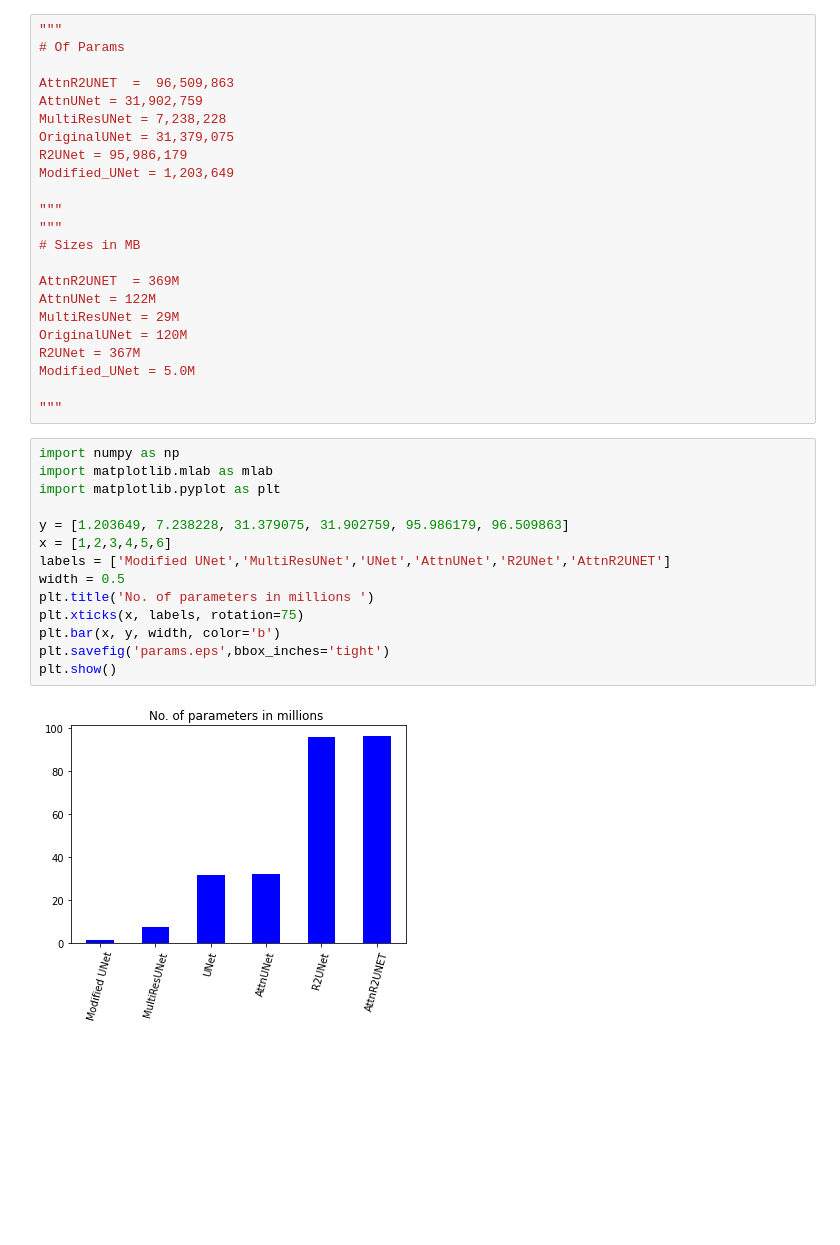
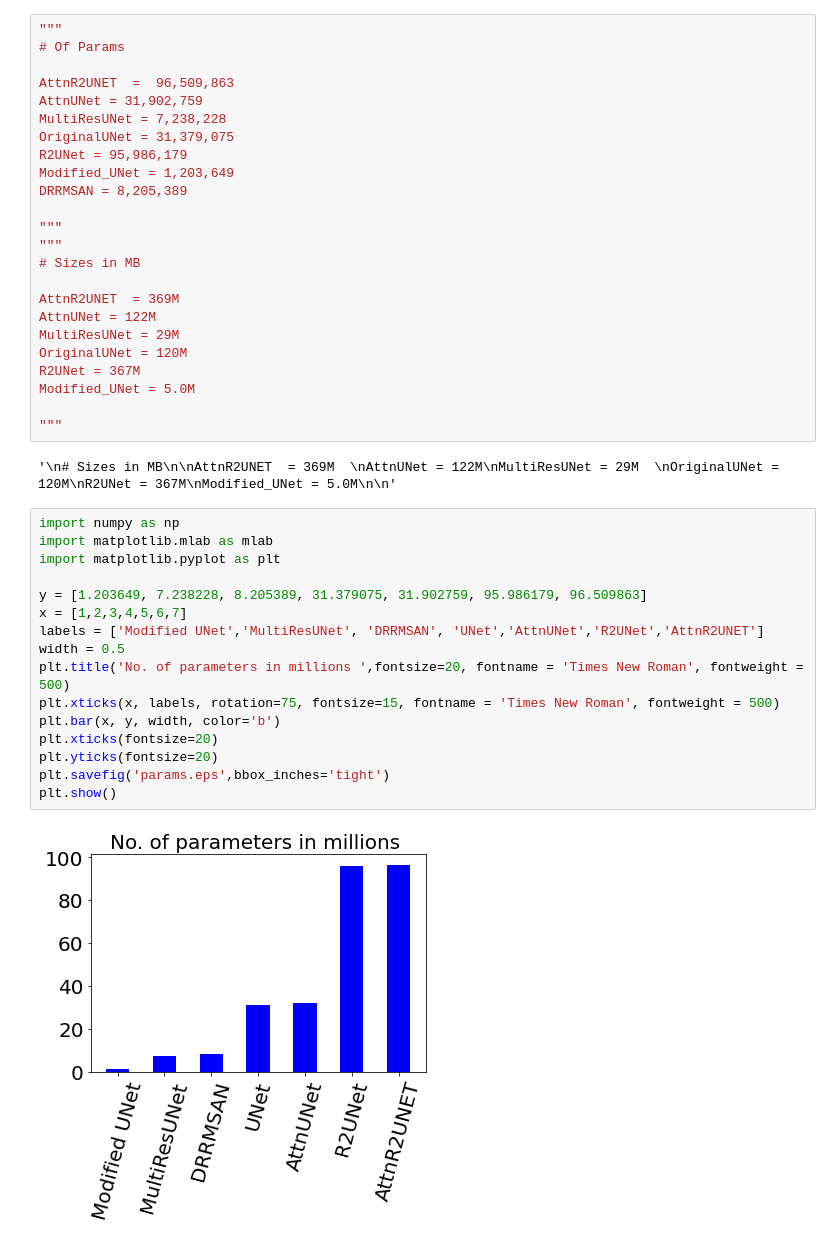
Before and after one commit to Jimut123/bmsan, a Jupyter notebook: Docs/Flops/params_and_sizes.ipynb, the cells around one changed output. Cells and saved outputs as stored; diff of their text form; blank space fills up the shorter version.

```diff
--- a/Docs/Flops/params_and_sizes.ipynb
+++ b/Docs/Flops/params_and_sizes.ipynb
@@ -8,6 +8,7 @@ MultiResUNet = 7,238,228
 OriginalUNet = 31,379,075
 R2UNet = 95,986,179
 Modified_UNet = 1,203,649
+DRRMSAN = 8,205,389
 
 """
 """
@@ -21,22 +22,26 @@ R2UNet = 367M
 Modified_UNet = 5.0M
 
 """
+# %% [output]
+'\n# Sizes in MB\n\nAttnR2UNET  = 369M  \nAttnUNet = 122M\nMultiResUNet = 29M  \nOriginalUNet = 120M\nR2UNet = 367M\nModified_UNet = 5.0M\n\n'
 # %%
 import numpy as np
 import matplotlib.mlab as mlab
 import matplotlib.pyplot as plt
 
-y = [1.203649, 7.238228, 31.379075, 31.902759, 95.986179, 96.509863]
-x = [1,2,3,4,5,6]
-labels = ['Modified UNet','MultiResUNet','UNet','AttnUNet','R2UNet','AttnR2UNET']
+y = [1.203649, 7.238228, 8.205389, 31.379075, 31.902759, 95.986179, 96.509863]
+x = [1,2,3,4,5,6,7]
+labels = ['Modified UNet','MultiResUNet', 'DRRMSAN', 'UNet','AttnUNet','R2UNet','AttnR2UNET']
 width = 0.5
-plt.title('No. of parameters in millions ')
-plt.xticks(x, labels, rotation=75)
+plt.title('No. of parameters in millions ',fontsize=20, fontname = 'Times New Roman', fontweight = 500)
+plt.xticks(x, labels, rotation=75, fontsize=15, fontname = 'Times New Roman', fontweight = 500)
 plt.bar(x, y, width, color='b')
+plt.xticks(fontsize=20)
+plt.yticks(fontsize=20)
 plt.savefig('params.eps',bbox_inches='tight')
 plt.show()
 # %% [output]
-[figure, old version]
+[figure, new version]
 # %%
 y_1 = [5.0, 29, 120, 122, 367, 369]
 plt.title('Size in MB ')
```
Also changed, not shown: parts of 1 cell of this notebook, 2 other files.
